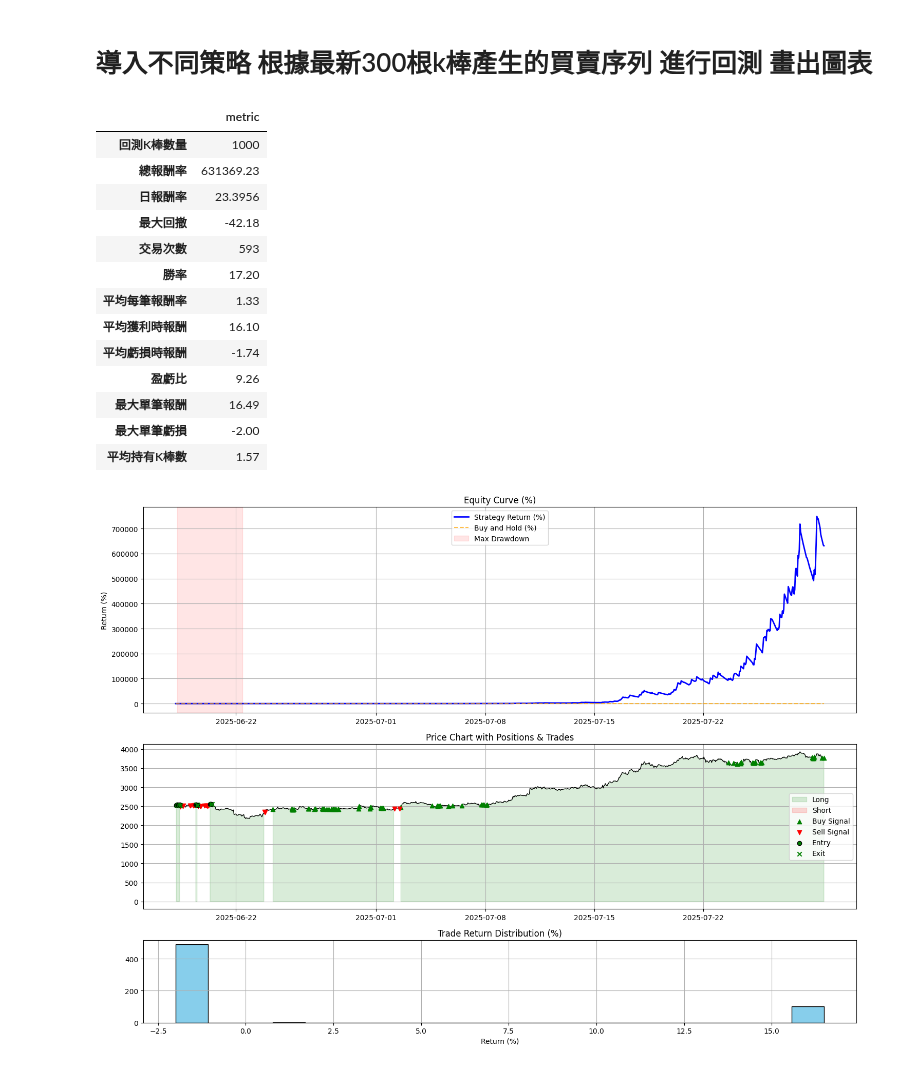
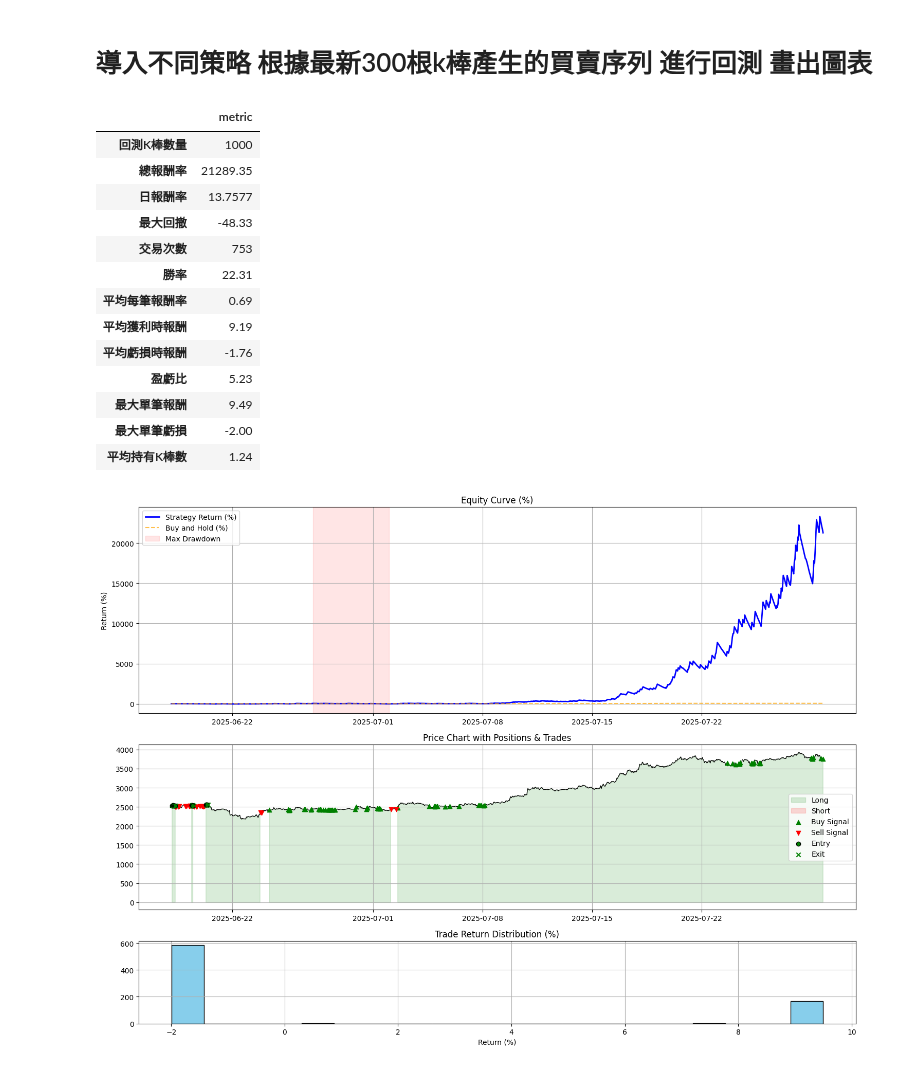
Before and after one commit to skywalker0803r/Vedanta, a Jupyter notebook: backtest_usage.ipynb, the cells around one changed output. Cells and saved outputs as stored; diff of their text form; code cells hidden in the pictures.

```diff
--- a/backtest_usage.ipynb
+++ b/backtest_usage.ipynb
@@ -3,42 +3,42 @@
 # %%
 from Technicalindicatorstrategy import vegas
 from Backtest.backtest import backtest_signals
 from Plot.plot import plot_backtest_result
 import pandas as pd
 from datetime import datetime
 import warnings
 warnings.filterwarnings('ignore')
 
 df_signals = vegas.get_signals('ETHUSDT','1h',datetime.now(),1000)
 
 result = backtest_signals(
     df_signals.copy(),
     initial_capital = 33, # 1000台幣
     fee_rate = 0.0005, # 合約手續費
     leverage = 10, # 槓桿
     allow_short = False, # 是否做空
     stop_loss = 0.001,       # 停損閾值，例如0.05代表5%
-    take_profit = 0.017,     # 停利閾值
+    take_profit = 0.01,     # 停利閾值
     capital_ratio = 1, # 每次使用的資金佔比
     max_hold_bars = 1000)  # 最大持有K棒數
 display(pd.DataFrame(result['metric'],index=['metric']).T)
 plot_backtest_result(result)
 # %% [output]
 |  | metric |
 | 回測K棒數量 | 1000 |
-| 總報酬率 | 631369.23 |
-| 日報酬率 | 23.3956 |
-| 最大回撤 | -42.18 |
-| 交易次數 | 593 |
-| 勝率 | 17.20 |
-| 平均每筆報酬率 | 1.33 |
-| 平均獲利時報酬 | 16.10 |
-| 平均虧損時報酬 | -1.74 |
-| 盈虧比 | 9.26 |
-| 最大單筆報酬 | 16.49 |
+| 總報酬率 | 21289.35 |
+| 日報酬率 | 13.7577 |
+| 最大回撤 | -48.33 |
+| 交易次數 | 753 |
+| 勝率 | 22.31 |
+| 平均每筆報酬率 | 0.69 |
+| 平均獲利時報酬 | 9.19 |
+| 平均虧損時報酬 | -1.76 |
+| 盈虧比 | 5.23 |
+| 最大單筆報酬 | 9.49 |
 | 最大單筆虧損 | -2.00 |
-| 平均持有K棒數 | 1.57 |
+| 平均持有K棒數 | 1.24 |
-[figure, old version]
+[figure, new version]
 # %%
 import numpy as np
 import seaborn as sns
```
Also changed, not shown: parts of 1 cell of this notebook.
